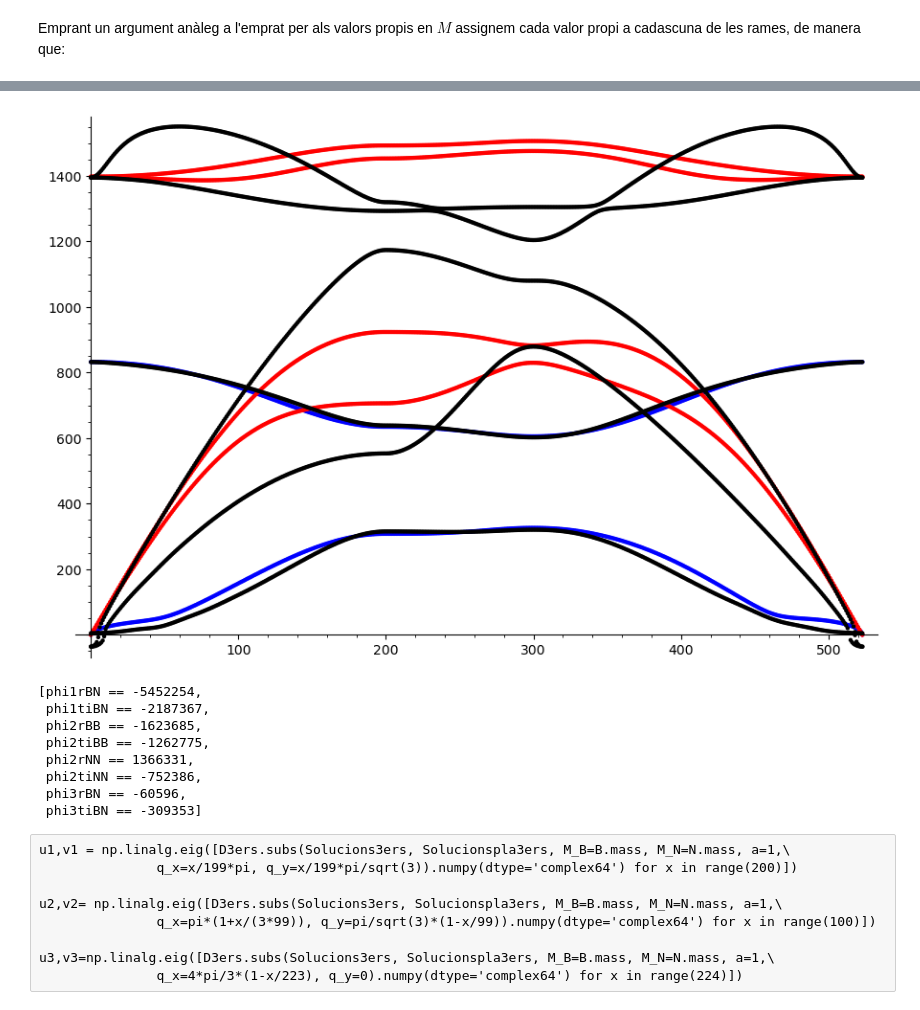
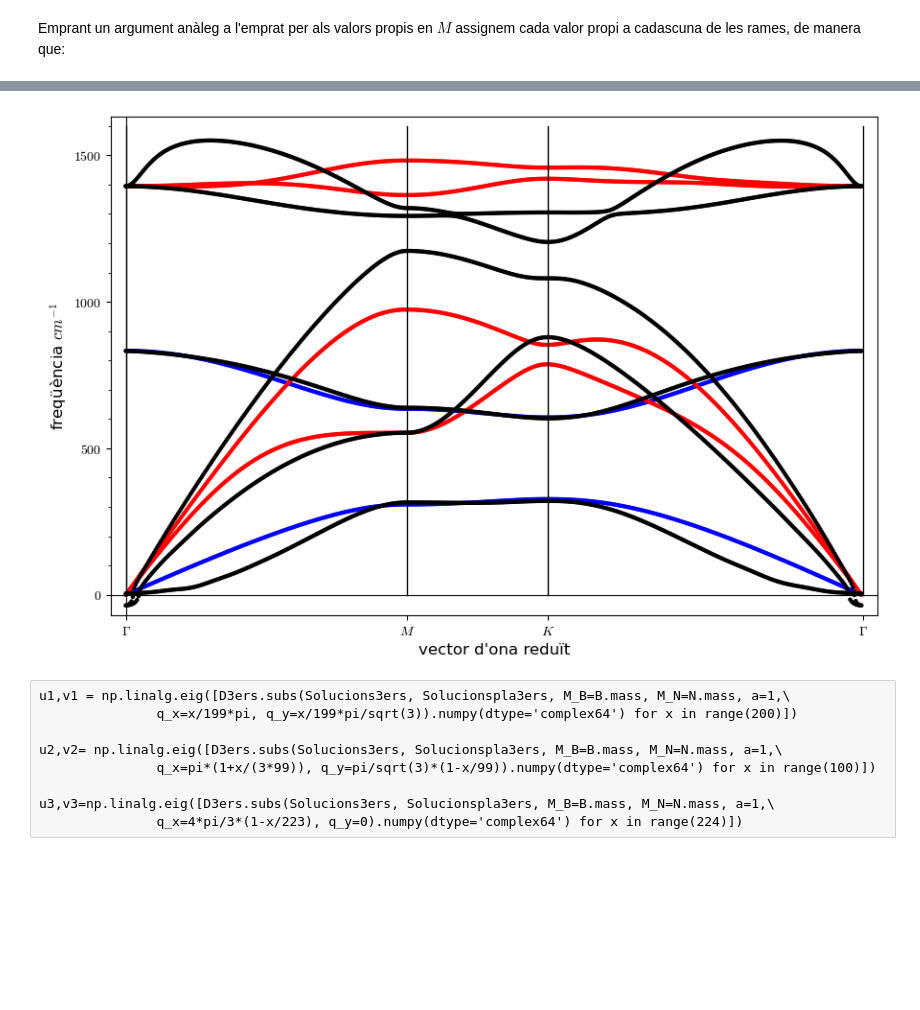
Before and after one commit to CasimirVictoria/TFG-Semiconductores_2D, a Jupyter notebook: _sources/formulacio_matriu_dinamica.ipynb, the cells around one changed output, grey strips where cells are left out. Cells and saved outputs as stored; diff of their text form; code cells hidden in the pictures; blank space fills up the shorter version.

Commit message:
Update documentation

```diff
--- a/_sources/formulacio_matriu_dinamica.ipynb
+++ b/_sources/formulacio_matriu_dinamica.ipynb
@@ -1094,8 +1036,8 @@ show(omega_K_LO^2+omega_K_TO^2-(omega_K_TA^2+omega_K_LA^2))
 # %%
 valors_numerics_pla_emprats=[omegaGammaTO==omega_Gamma_TO,\
                              omegaMLO==omega_M_LO,\
-                             omegaMTO==omega_M_TO-sqrt(362583/2),\
-                             omegaMLA==omega_M_LA+sqrt(362583/2),\
+                             omegaMTO==omega_M_TO,\
+                             omegaMLA==omega_M_LA,\
                              omegaMTA==omega_M_TA,\
                              omegaKLO==omega_K_LO,\
                              omegaKTO==omega_K_TO,\
@@ -1114,7 +1056,7 @@ Equacionspla3ers=[Eq_Gamma_TO3ers.subs(valors_numerics_pla_emprats),\
                   Eq_K_TA3ers.subs(valors_numerics_pla_emprats)]
 
 solucionspla3ers=minimize(norm(vector((Equacionspla3ers))),\
-                          [-1400000.,1.,1.,1.,1.,1.,1.,1.])
+                          [-8000000.,-75000,1.,1.,1.,1.,1.,1.])
 #\[-140000,-300000.,1.,1.,1.,1.,1.,1.])
 Solucionspla3ers=[phi1rBN==round(solucionspla3ers[0]),\
                   phi1tiBN==round(solucionspla3ers[1]),\
@@ -1155,43 +1097,43 @@ DF_freq_calculades_planol.to_csv("freq_calculades_planol.dat",\
                                  sep='\t', encoding='utf-8', header=False)
 
 dades_calculades_planol=loadtxt("freq_calculades_planol.dat")
-show(\
-points(zip(dades_calculades_perp_planol[:200,0], dades_calculades_perp_planol[:200,1]), color="blue")+\
-points(zip(dades_calculades_perp_planol[:200,0], dades_calculades_perp_planol[:200,2]), color="blue")+\
-points(zip(dades_calculades_perp_planol[200:300,0], dades_calculades_perp_planol[200:300,1]), color="blue")+\
-points(zip(dades_calculades_perp_planol[200:300,0], dades_calculades_perp_planol[200:300,2]), color="blue")+\
-points(zip(dades_calculades_perp_planol[300:524,0], dades_calculades_perp_planol[300:524,1]), color="blue")+\
-points(zip(dades_calculades_perp_planol[300:524,0], dades_calculades_perp_planol[300:524,2]), color="blue")+\
-points(zip(dades_calculades_planol[:200,0], dades_calculades_planol[:200,1]), color="red")+\
-points(zip(dades_calculades_planol[:200,0], dades_calculades_planol[:200,2]), color="red")+\
-points(zip(dades_calculades_planol[:200,0], dades_calculades_planol[:200,3]), color="red")+\
-points(zip(dades_calculades_planol[:200,0], dades_calculades_planol[:200,4]), color="red")+\
-points(zip(dades_calculades_planol[200:300,0], dades_calculades_planol[200:300,1]), color="red")+\
-points(zip(dades_calculades_planol[200:300,0], dades_calculades_planol[200:300,2]), color="red")+\
-points(zip(dades_calculades_planol[200:300,0], dades_calculades_planol[200:300,3]), color="red")+\
-points(zip(dades_calculades_planol[200:300,0], dades_calculades_planol[200:300,4]), color="red")+\
-points(zip(dades_calculades_planol[300:524,0], dades_calculades_planol[300:524,1]), color="red")+\
-points(zip(dades_calculades_planol[300:524,0], dades_calculades_planol[300:524,2]), color="red")+\
-points(zip(dades_calculades_planol[300:524,0], dades_calculades_planol[300:524,3]), color="red")+\
-points(zip(dades_calculades_planol[300:524,0], dades_calculades_planol[300:524,4]), color="red")+\
-points(zip(dades[:524,0], dades[:524,1]), color="black") +\
-points(zip(dades[524:1048,0], dades[524:1048,1]), color="black") +\
-points(zip(dades[1048:1572,0], dades[1048:1572,1]), color="black") +\
-points(zip(dades[1572:2096,0], dades[1572:2096,1]), color="black") +\
-points(zip(dades[2096:2620,0], dades[2096:2620,1]), color="black") +\
-points(zip(dades[2620:3144,0], dades[2620:3144,1]), color="black")
-     ,figsize=9)
-show(Solucionspla3ers)
-# %% [output]
-[figure, removed]
-[phi1rBN == -5452254,
- phi1tiBN == -2187367,
- phi2rBB == -1623685,
- phi2tiBB == -1262775,
- phi2rNN == 1366331,
- phi2tiNN == -752386,
- phi3rBN == -60596,
- phi3tiBN == -309353]
+# %%
+dispersio3ers=(\
+points(zip(dades_calculades_perp_planol3ers[:200,0], dades_calculades_perp_planol3ers[:200,1]), color="blue")+\
+points(zip(dades_calculades_perp_planol3ers[:200,0], dades_calculades_perp_planol3ers[:200,2]), color="blue")+\
+points(zip(dades_calculades_perp_planol3ers[200:300,0], dades_calculades_perp_planol3ers[200:300,1]), color="blue")+\
+points(zip(dades_calculades_perp_planol3ers[200:300,0], dades_calculades_perp_planol3ers[200:300,2]), color="blue")+\
+points(zip(dades_calculades_perp_planol3ers[300:524,0], dades_calculades_perp_planol3ers[300:524,1]), color="blue")+\
+points(zip(dades_calculades_perp_planol3ers[300:524,0], dades_calculades_perp_planol3ers[300:524,2]), color="blue")+\
+points(zip(dades_calculades_planol[:200,0], dades_calculades_planol[:200,1]), color="red")+\
+points(zip(dades_calculades_planol[:200,0], dades_calculades_planol[:200,2]), color="red")+\
+points(zip(dades_calculades_planol[:200,0], dades_calculades_planol[:200,3]), color="red")+\
+points(zip(dades_calculades_planol[:200,0], dades_calculades_planol[:200,4]), color="red")+\
+points(zip(dades_calculades_planol[200:300,0], dades_calculades_planol[200:300,1]), color="red")+\
+points(zip(dades_calculades_planol[200:300,0], dades_calculades_planol[200:300,2]), color="red")+\
+points(zip(dades_calculades_planol[200:300,0], dades_calculades_planol[200:300,3]), color="red")+\
+points(zip(dades_calculades_planol[200:300,0], dades_calculades_planol[200:300,4]), color="red")+\
+points(zip(dades_calculades_planol[300:524,0], dades_calculades_planol[300:524,1]), color="red")+\
+points(zip(dades_calculades_planol[300:524,0], dades_calculades_planol[300:524,2]), color="red")+\
+points(zip(dades_calculades_planol[300:524,0], dades_calculades_planol[300:524,3]), color="red")+\
+points(zip(dades_calculades_planol[300:524,0], dades_calculades_planol[300:524,4]), color="red")+\
+points(zip(dades[:524,0], dades[:524,1]), color="black") +\
+points(zip(dades[524:1048,0], dades[524:1048,1]), color="black") +\
+points(zip(dades[1048:1572,0], dades[1048:1572,1]), color="black") +\
+points(zip(dades[1572:2096,0], dades[1572:2096,1]), color="black") +\
+points(zip(dades[2096:2620,0], dades[2096:2620,1]), color="black") +\
+points(zip(dades[2620:3144,0], dades[2620:3144,1]), color="black") +\
+line([(0,0), (0,1600)],color="black")+\
+line([(200,0), (200,1600)],color="black")+\
+line([(300,0), (300,1600)],color="black")+\
+line([(524,0), (524,1600)],color="black"))
+
+show(dispersio3ers,figsize=9,ticks=[[0,200,300,524],500], tick_formatter=[[r"$\Gamma$","$M$", "$K$",r"$\Gamma$"],500],\
+     axes_labels=['vector d\'ona reduït','freqüència $cm^{-1}$'],axes_labels_size=1.2, frame=True)
+save(dispersio3ers,figsize=9,ticks=[[0,200,300,524],500], tick_formatter=[[r"$\Gamma$","$M$", "$K$",r"$\Gamma$"],500],\
+     axes_labels=['vector d\'ona reduït','freqüència $cm^{-1}$'],axes_labels_size=1.2, frame=True, filename="/home/casimir/Documents/Fisica/TFG/TFG-Semiconductores_2D/Grafiques/Dispersio3ers.pdf")
+# %% [output]
+[figure, added]
 # %% [raw]
 u1,v1 = np.linalg.eig([D3ers.subs(Solucions3ers, Solucionspla3ers, M_B=B.mass, M_N=N.mass, a=1,\
                q_x=x/199*pi, q_y=x/199*pi/sqrt(3)).numpy(dtype='complex64') for x in range(200)])
```
Also changed, not shown: parts of 41 cells of this notebook, 11 other files.
